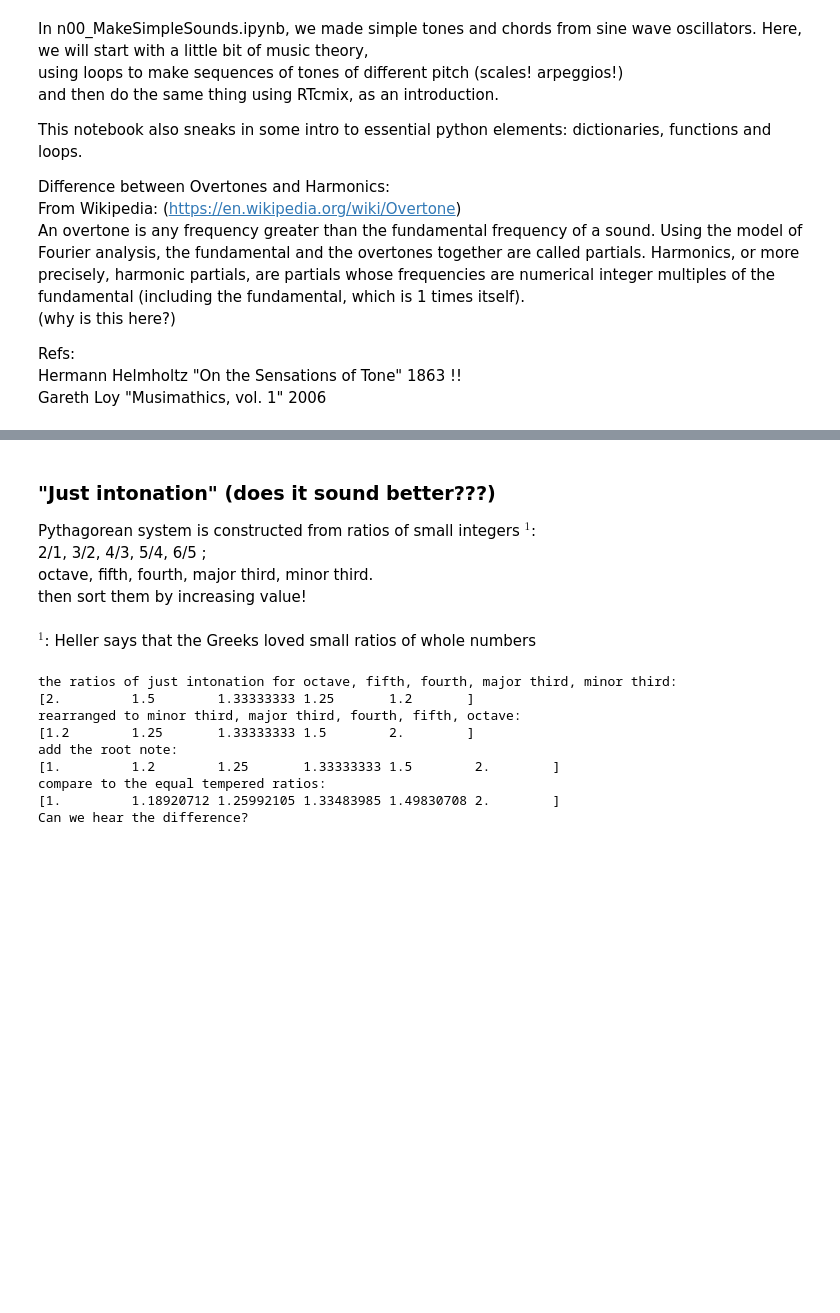
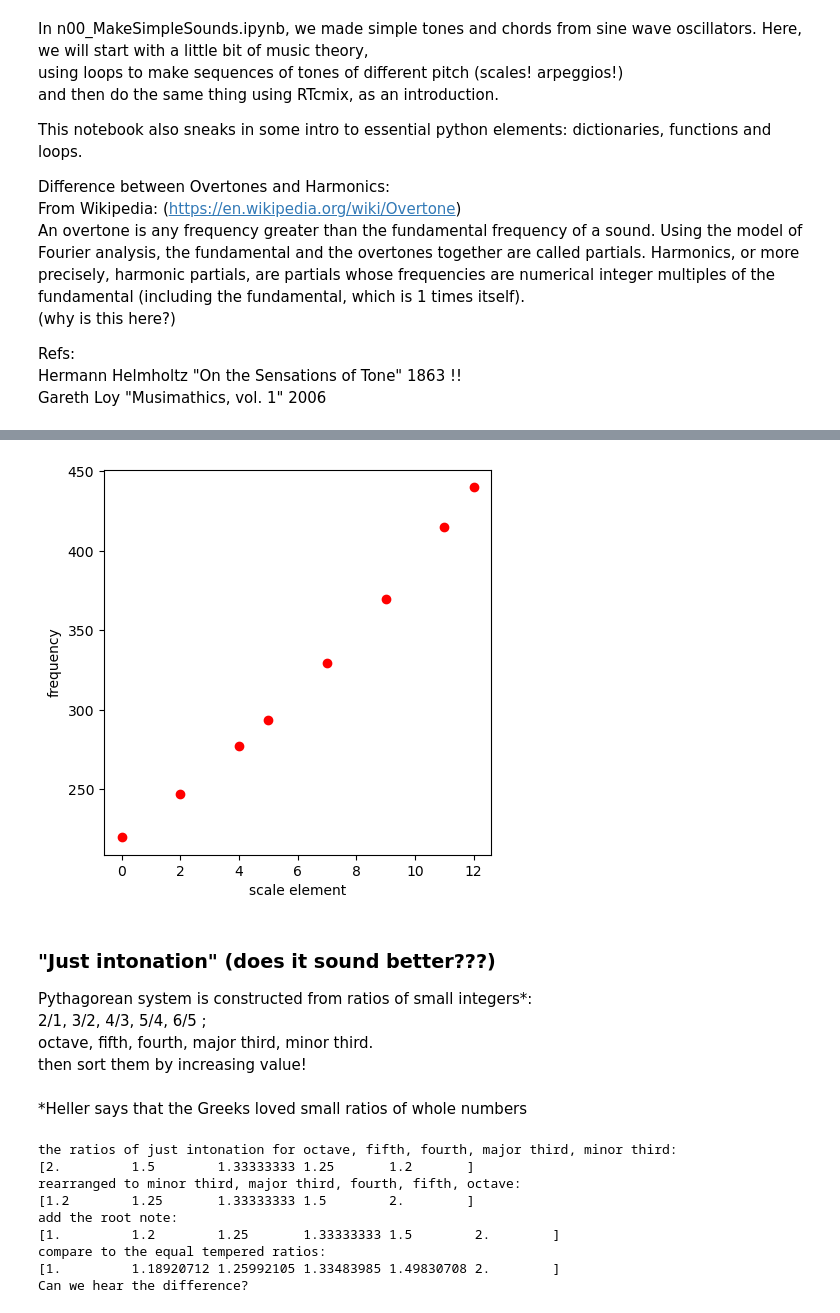
Before and after one commit to benholtzman/datamovies_y21, a Jupyter notebook: notebooks/n02_IntroPitches_noCmix.ipynb, the cells around one changed output, grey strips where cells are left out. Saved outputs shown, nothing was run; the diff lists cells and outputs as text; code cells hidden in the pictures; blank space fills up the shorter version.

```diff
--- a/notebooks/n02_IntroPitches_noCmix.ipynb
+++ b/notebooks/n02_IntroPitches_noCmix.ipynb
@@ -117,10 +102,18 @@ plt.show()
+# %%
+fig = plt.figure(figsize=(5,5))
+plt.plot(major,f, 'ro')
+plt.xlabel('scale element')
+plt.ylabel('frequency')
+plt.show()
+# %% [output]
+[figure, added]
 # %% [markdown]
 ### "Just intonation" (does it sound better???)
-Pythagorean system is constructed from ratios of small integers $^1$:<br>
+Pythagorean system is constructed from ratios of small integers*: <br>
 2/1, 3/2, 4/3, 5/4, 6/5 ; <br>
 octave, fifth, fourth, major third, minor third.  <br>
 then sort them by increasing value!  <br>
 <br>
-$^1$: Heller says that the Greeks loved small ratios of whole numbers <br>
+*Heller says that the Greeks loved small ratios of whole numbers <br>
 # %%
 # construct that set of frequenct ratios:
```
Also changed, not shown: parts of 19 cells of this notebook, 3 other files.
